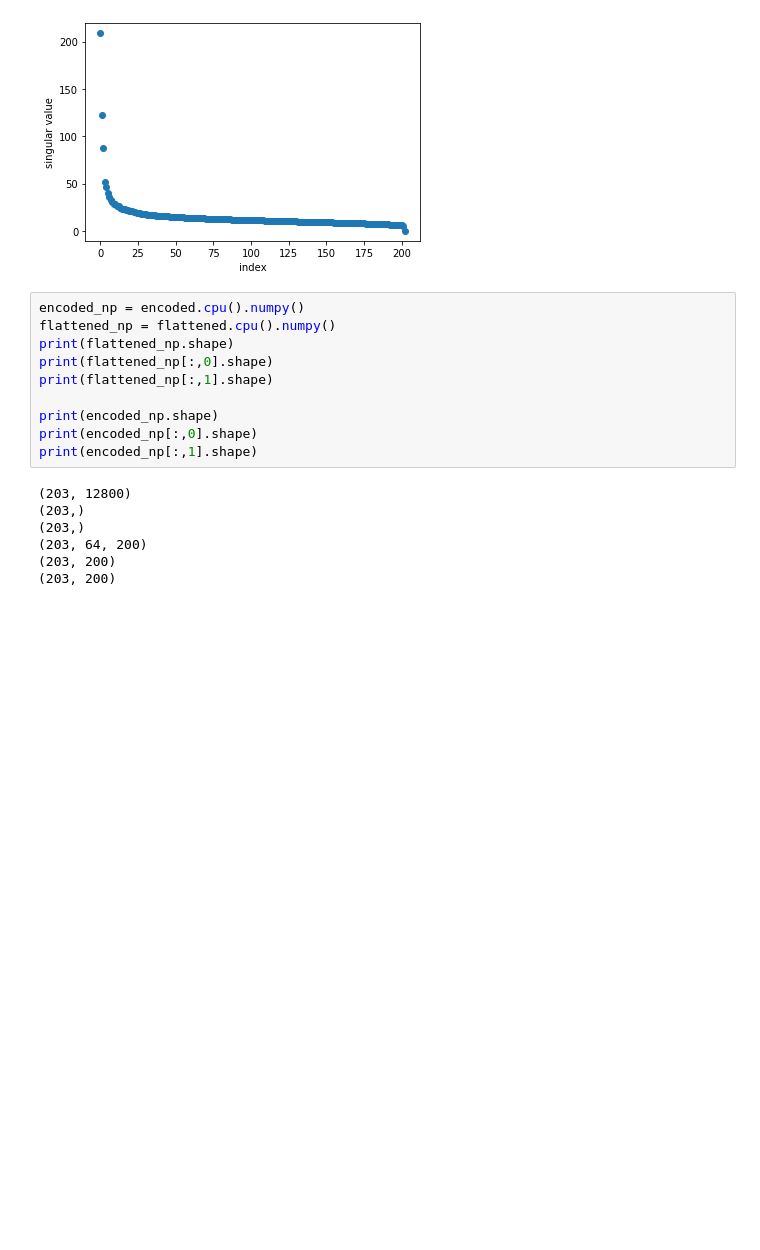
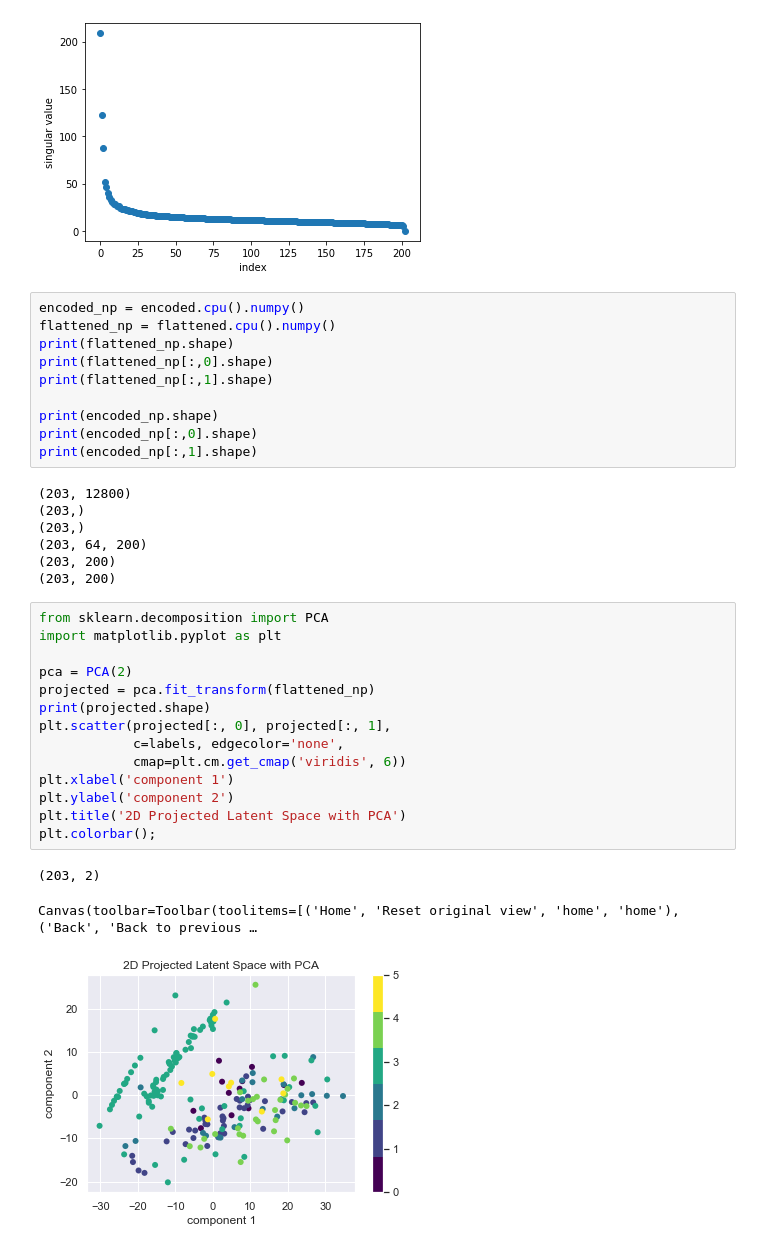
Before and after one commit to 18praveenb/orchestrator, a Jupyter notebook: latent-vectors/latent-space-visualization.ipynb, the cells around one changed output. Saved outputs shown, nothing was run; the diff lists cells and outputs as text; blank space fills up the shorter version.

```diff
--- a/latent-vectors/latent-space-visualization.ipynb
+++ b/latent-vectors/latent-space-visualization.ipynb
@@ -83,3 +83,21 @@ print(encoded_np[:,1].shape)
 (203, 64, 200)
 (203, 200)
 (203, 200)
+# %%
+from sklearn.decomposition import PCA
+import matplotlib.pyplot as plt
+
+pca = PCA(2)
+projected = pca.fit_transform(flattened_np)
+print(projected.shape)
+plt.scatter(projected[:, 0], projected[:, 1],
+            c=labels, edgecolor='none',
+            cmap=plt.cm.get_cmap('viridis', 6))
+plt.xlabel('component 1')
+plt.ylabel('component 2')
+plt.title('2D Projected Latent Space with PCA')
+plt.colorbar();
+# %% [output]
+(203, 2)
+Canvas(toolbar=Toolbar(toolitems=[('Home', 'Reset original view', 'home', 'home'), ('Back', 'Back to previous …
+[figure, added]
```
Also changed, not shown: parts of 6 cells of this notebook.
